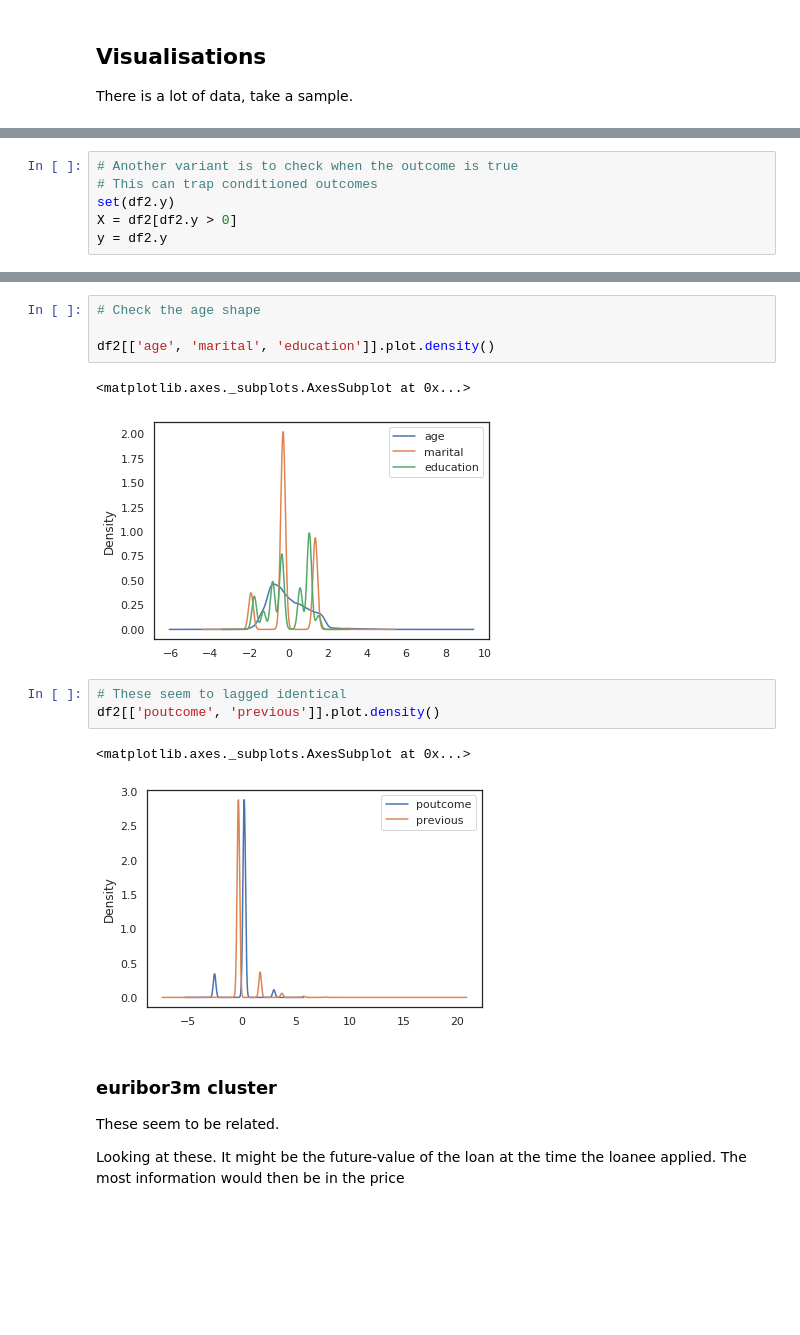
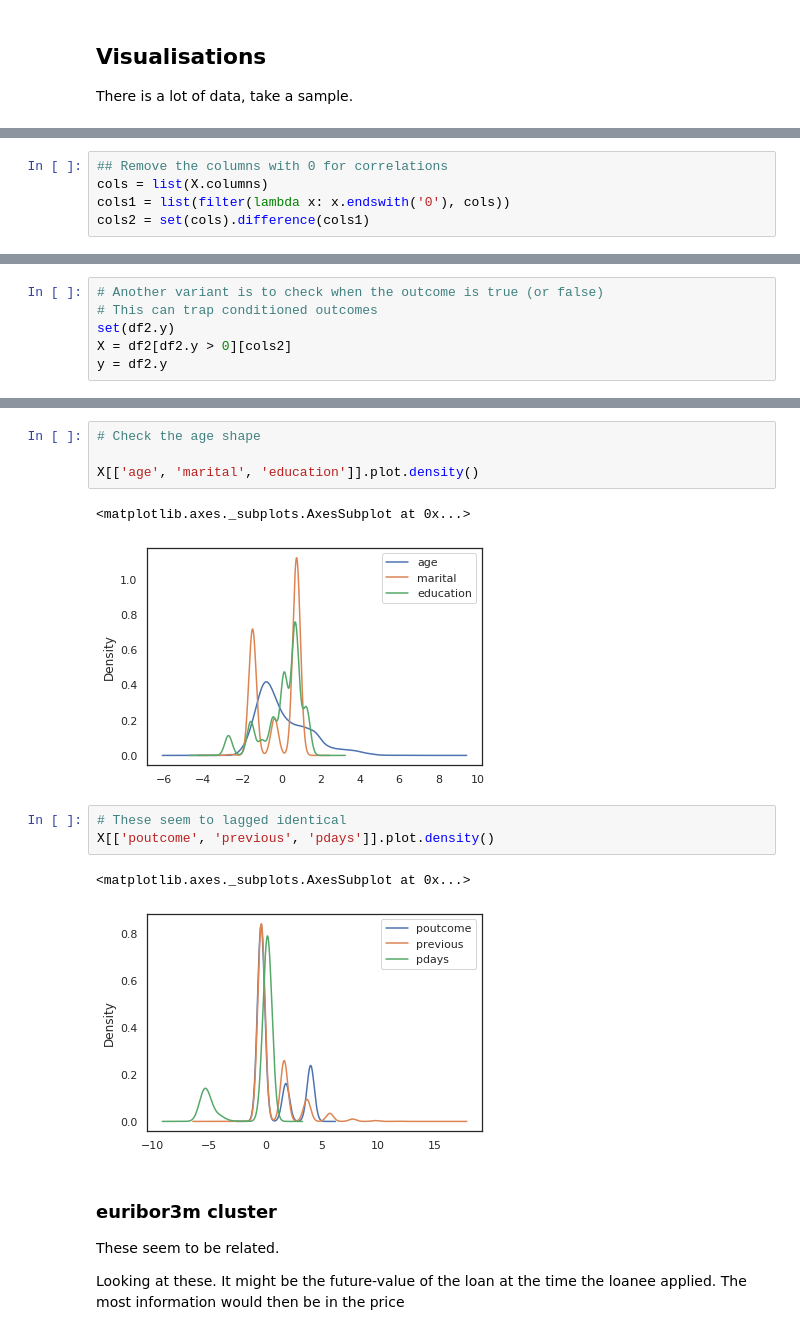
Before and after one commit to eepgwde/pyeg0, a Jupyter notebook: fca/fca1.ipynb, the cells around one changed output, grey strips where cells are left out. Cells and saved outputs as stored; diff of their text form; blank space fills up the shorter version.

```diff
--- a/fca/fca1.ipynb
+++ b/fca/fca1.ipynb
@@ -55,0 +58,5 @@ X_train, X_test, y_train, y_test = train_test_split(df2, y, test_size=0.2)
+# %%
+## Remove the columns with 0 for correlations
+cols = list(X.columns)
+cols1 = list(filter(lambda x: x.endswith('0'), cols))
+cols2 = set(cols).difference(cols1)
@@ -60,8 +69,8 @@ X = X_test
 y = y_test
 # %%
-# Another variant is to check when the outcome is true
+# Another variant is to check when the outcome is true (or false)
 # This can trap conditioned outcomes
 set(df2.y)
-X = df2[df2.y > 0]
+X = df2[df2.y > 0][cols2]
 y = df2.y
 # %% [output]
@@ -121,16 +130,16 @@ sns.heatmap(corr, mask=mask, cmap=cmap, vmax=.3, center=0,
 # %%
 # Check the age shape
 
-df2[['age', 'marital', 'education']].plot.density()
+X[['age', 'marital', 'education']].plot.density()
 # %% [output]
 <matplotlib.axes._subplots.AxesSubplot at 0x...>
-[figure, old version]
+[figure, new version]
 # %%
 # These seem to lagged identical
-df2[['poutcome', 'previous']].plot.density()
+X[['poutcome', 'previous', 'pdays']].plot.density()
 # %% [output]
 <matplotlib.axes._subplots.AxesSubplot at 0x...>
-[figure, old version]
+[figure, new version]
 # %% [markdown]
 ### euribor3m cluster
 
```
Also changed, not shown: parts of 11 cells of this notebook, 4 other files.
